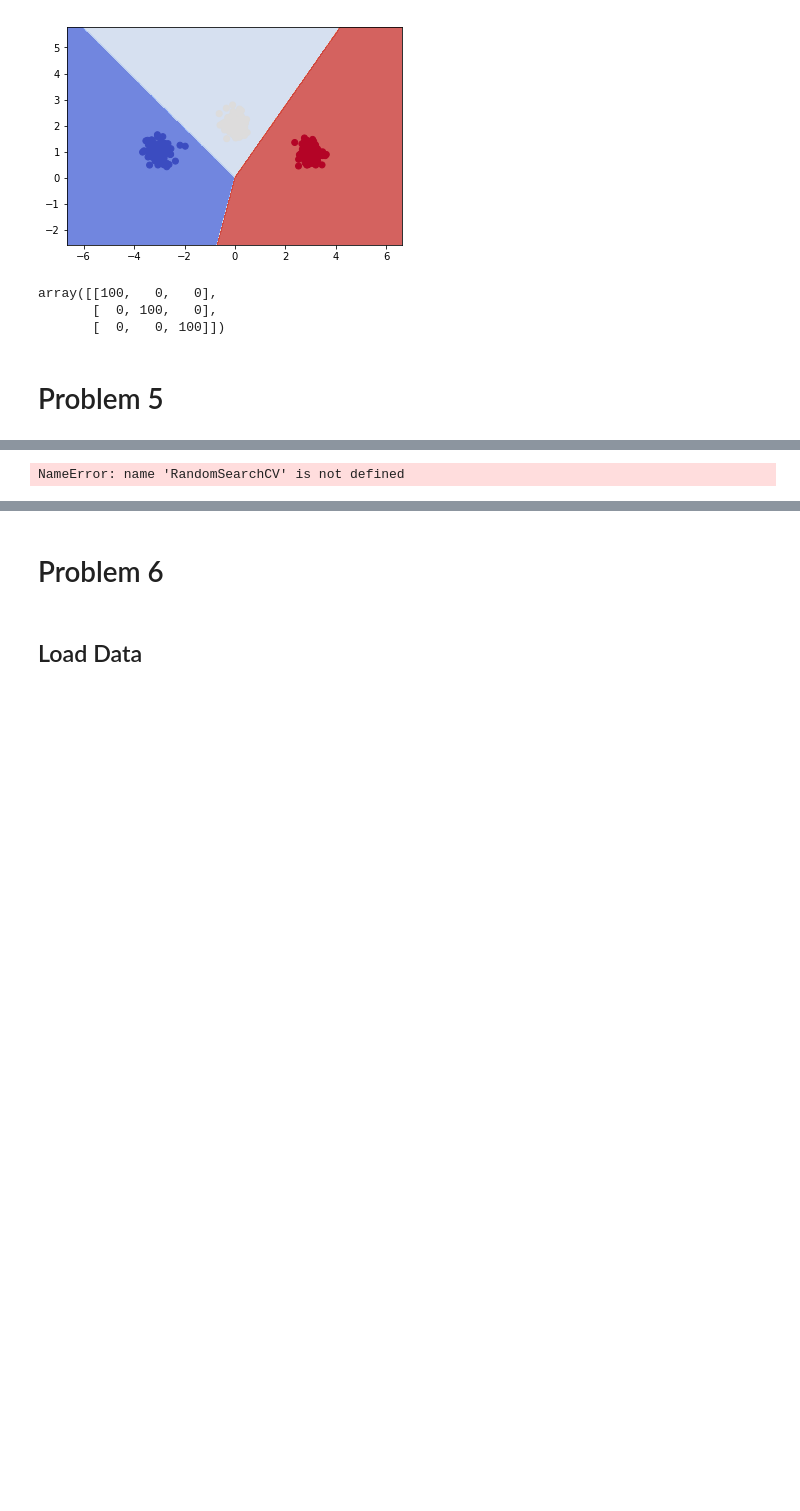
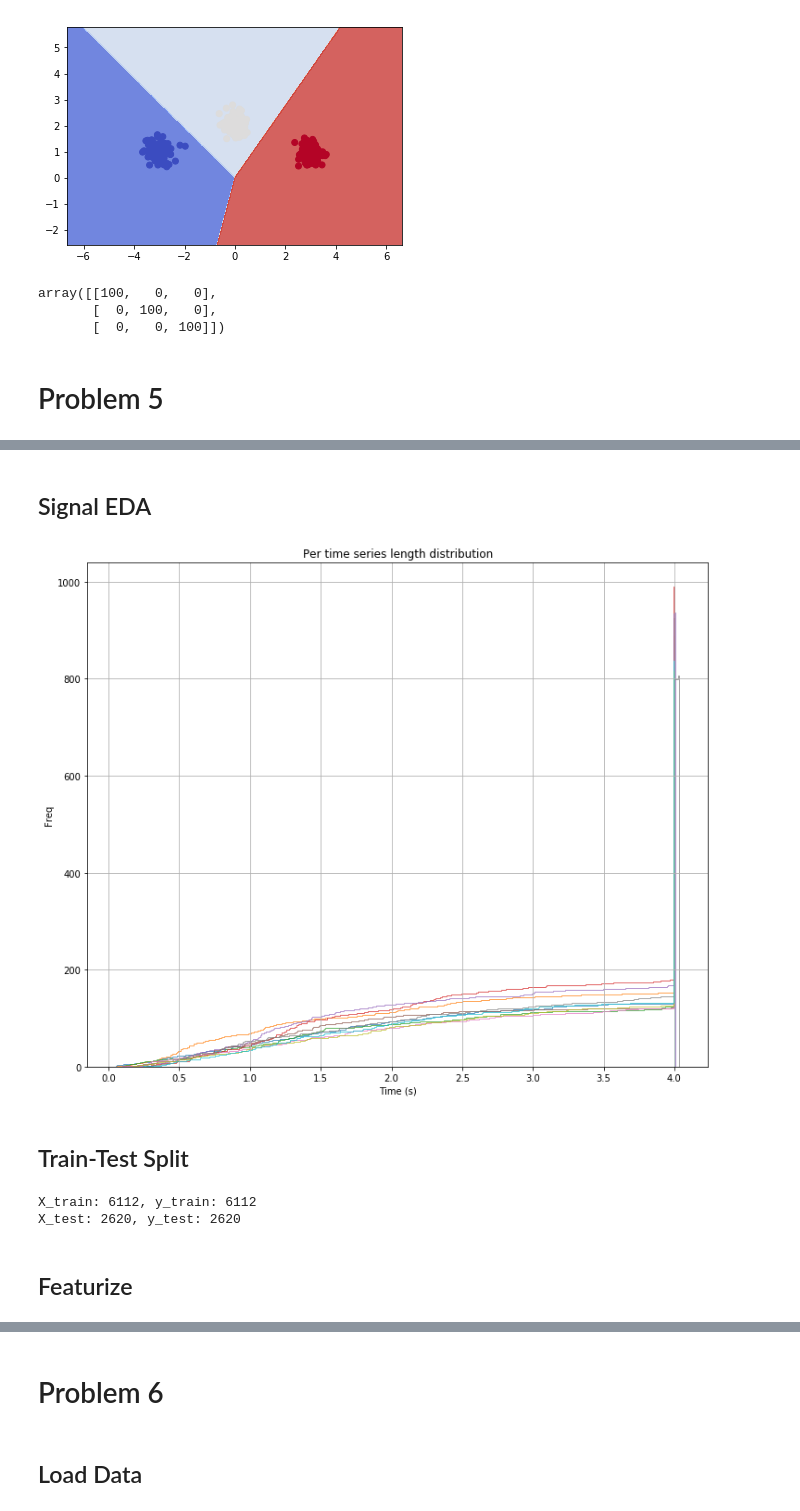
Before and after one commit to chaaland/bloomberg-ml-course, a Jupyter notebook: HW6/writeup/HW6.ipynb, the cells around one changed output, grey strips where cells are left out. Cells and saved outputs as stored; diff of their text form; code cells hidden in the pictures; blank space fills up the shorter version.

```diff
--- a/HW6/writeup/HW6.ipynb
+++ b/HW6/writeup/HW6.ipynb
@@ -216,6 +239,7 @@ data_folder = Path("..", "data", "UrbanSound8K", "audio")
 try:
     with open(data_folder / "raw_sound_data.pkl", "rb") as f:
         X_data = pkl.load(f)
+        fs = 22050
 except:
     X_data = []
     for i in range(1,11):
@@ -234,24 +258,3 @@ except:
         X_data.append(class_data)
     with open(data_folder / "raw_sound_data.pkl", "wb") as f:
         pkl.dump(X_data, f)
-#     librosa.feature.mfcc(X[i])
-# %%
-plt.figure(figsize=(24,10))
-X_cepstral = []
-y_label = []
-for i, class_data in enumerate(X_data):
-    for j, signal in enumerate(class_data):
-        mfcc_feats = librosa.feature.mfcc(signal, n_mfcc=13)
-#         mfcc_first_diff = librosa.feature.delta(mfcc_feats, order=1)
-#         mfcc_second_diff = librosa.feature.delta(mfcc_feats, order=2)
-        max_mfcc = np.max(mfcc_feats, axis=1)
-        min_mfcc = np.min(mfcc_feats, axis=1)
-        mean_mfcc = np.mean(mfcc_feats, axis=1)
-        stddev_mfcc = np.std(mfcc_feats, axis=1)
-        X_cepstral.append(np.hstack([min_mfcc, max_mfcc, mean_mfcc, stddev_mfcc]))
-        y_label.append(j + 1)
-    plt.subplot(5, 2, i + 1)
-    display.specshow(mfcc_feats, x_axis="time")
-    plt.colorbar()
-plt.suptitle("MFCC")
-plt.tight_layout()
@@ -276,4 +260,0 @@ grid_params = {
-# %%
-rgrid = RandomSearchCV(estimator=model, param_grid=grid_params)
-# %% [output]
-NameError: name 'RandomSearchCV' is not defined
@@ -284,0 +261,32 @@ print(rgrid.best_estimator_.alpha)
+# %% [markdown]
+## Signal EDA
+# %%
+plt.figure(figsize=(12, 10))
+
+for i, class_data in enumerate(X_data):
+    signal_lengths = np.array([signal.size /fs for signal in class_data])
+    plt.hist(signal_lengths, cumulative=True, bins=500, histtype="step", alpha=0.7);
+    plt.grid(True, which="both");
+plt.title("Per time series length distribution")
+plt.xlabel("Time (s)");
+plt.ylabel("Freq");
+# %% [output]
+[figure, added]
+# %% [markdown]
+## Train-Test Split
+# %%
+X_list, y_list = [], []
+
+for i in range(10):
+    X_list += X_data[i]
+    y_list += ([i + 1] * len(X_data[i]))
+
+X_train, X_test, y_train, y_test = train_test_split(X_list, y_list, test_size=0.3, random_state=45)
+
+print(f"X_train: {len(X_train)}, y_train: {len(y_train)}")
+print(f"X_test: {len(X_test)}, y_test: {len(y_test)}")
+# %% [output]
+X_train: 6112, y_train: 6112
+X_test: 2620, y_test: 2620
+# %% [markdown]
+## Featurize
```
Also changed, not shown: parts of 26 cells of this notebook.
